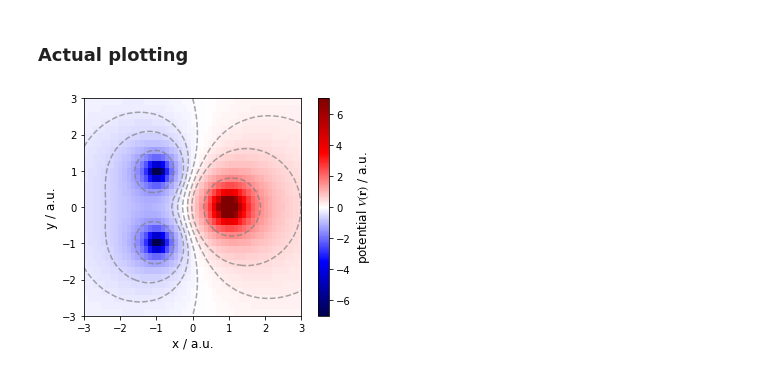
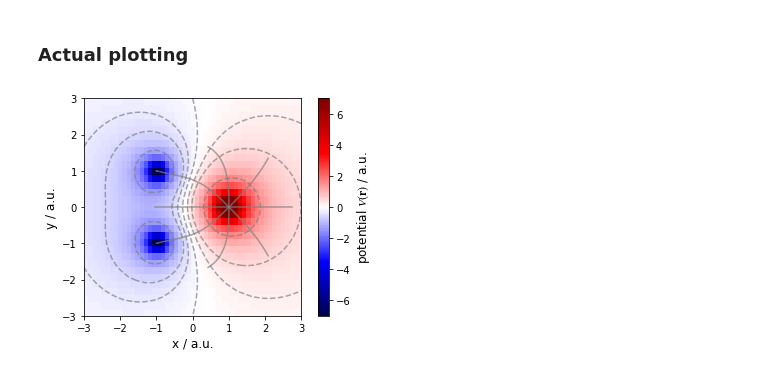
Before and after one commit to jam31118/2019-fall-em, a Jupyter notebook: point-charge-system/dev.ipynb, the cells around one changed output. Cells and saved outputs as stored; diff of their text form; code cells hidden in the pictures.

Commit message:
added prototypical electric field line

```diff
--- a/point-charge-system/dev.ipynb
+++ b/point-charge-system/dev.ipynb
@@ -55 +99,38 @@ array([0.24676019, 0.10321107])
+# %%
+positive_charge_indice, = np.where(sys.charges > 0)
+delta = 0.01
+N_per_charge = 8
+N_posi_charge = len(positive_charge_indice)
+N_lines = N_per_charge * N_posi_charge
+
+# r0_arr = np.empty((N_lines, sys.dim), dtype=float)
+r0_list = []
+for charge_ind in positive_charge_indice:
+    ri = sys.coords[charge_ind]
+    for i in range(N_per_charge):
+        angle = 2*np.pi * i / N_per_charge
+        disp = np.array((delta*np.cos(angle), delta*np.sin(angle), 0))
+        r0_list.append(ri + disp)
+r0_arr = np.array(r0_list)
+
+assert r0_arr.shape == (N_lines, sys.dim)
+# %%
+from scipy.integrate import ode
+
+ode_E_func = lambda t, x: sys.E(x)
+r = ode(ode_E_func).set_integrator('dopri5')
+
+field_lines = []
+
+t0, tmax = 0.0, 1.0
+for r0 in r0_arr:
+    r.set_initial_value(r0, t0)
+
+    sol = []
+    solout = lambda t, y: sol.append([t, *y])
+    r.set_solout(solout)
+    r.integrate(tmax)
+
+    sol_arr = np.array(sol)
+    field_lines.append(sol_arr)
 # %% [markdown]
@@ -86,13 +167,16 @@ levels = np.quantile(V_arr, np.linspace(0.05, 0.95, 7))
 # %%
 fig, ax = plt.subplots()
 
 img = ax.imshow(V_arr, norm=norm, cmap='seismic', extent=extent, origin='lower')
 
 ax.contour(X, Y, V_arr, levels, colors='gray', linestyles='dashed', alpha=0.7)
 
+for field_line in field_lines:
+    ax.plot(field_line[:,1], field_line[:,2], color='gray', alpha=0.7)
+
 ax.set_xlabel("x / a.u."), ax.set_ylabel("y / a.u.")
 cb = fig.colorbar(img, ax=ax)
 cb.set_label(r"potential $V\left(\mathbf{r}\right)$ / a.u.")
 # %% [output]
-[figure, old version]
+[figure, new version]
 # %%
```
Also changed, not shown: parts of 10 cells of this notebook.
